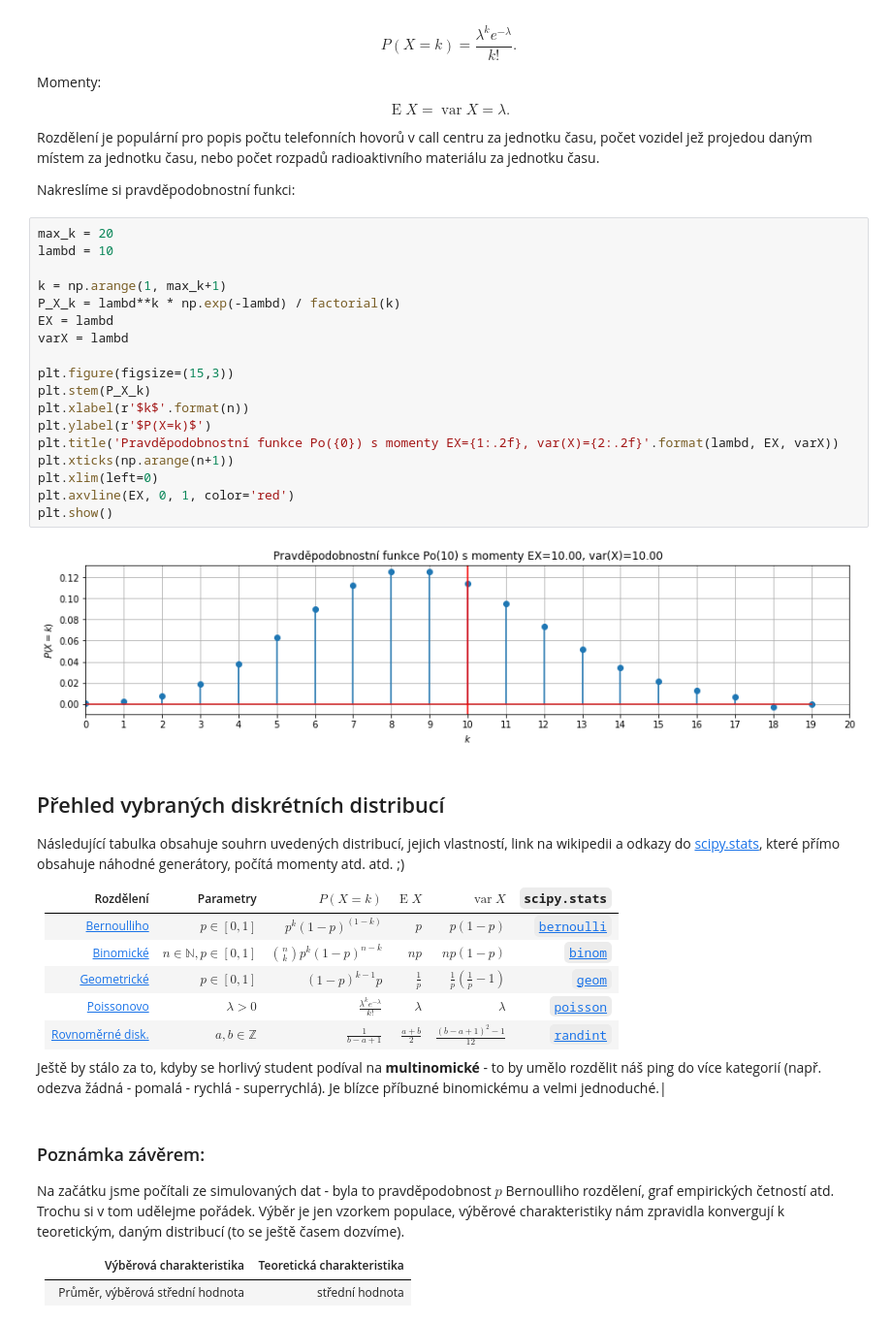
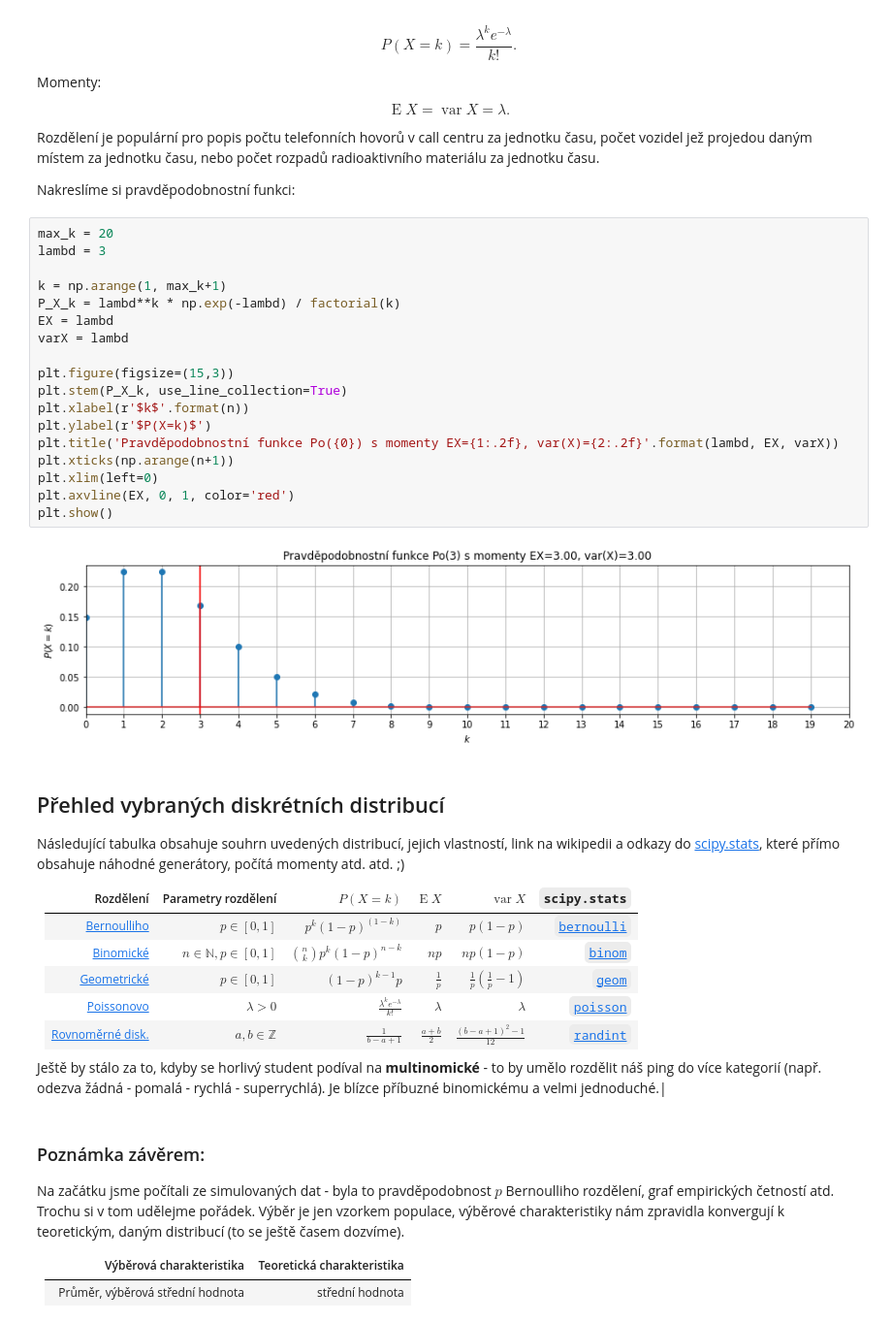
Before and after one commit to kamil-dedecius/mameradipst, a Jupyter notebook: Nahodna_velicina_diskretni.ipynb, the cells around one changed output. Shown: that part at 97% size. Cells and saved outputs as stored; diff of their text form.

```diff
--- a/Nahodna_velicina_diskretni.ipynb
+++ b/Nahodna_velicina_diskretni.ipynb
@@ -422,30 +423,30 @@ Rozdělení je populární pro popis počtu telefonních hovorů v call centru z
 Nakreslíme si pravděpodobnostní funkci:
 # %%
 max_k = 20
-lambd = 10
+lambd = 3
 
 k = np.arange(1, max_k+1)
 P_X_k = lambd**k * np.exp(-lambd) / factorial(k)
 EX = lambd
 varX = lambd
 
 plt.figure(figsize=(15,3))
-plt.stem(P_X_k)
+plt.stem(P_X_k, use_line_collection=True)
 plt.xlabel(r'$k$'.format(n))
 plt.ylabel(r'$P(X=k)$')
 plt.title('Pravděpodobnostní funkce Po({0}) s momenty EX={1:.2f}, var(X)={2:.2f}'.format(lambd, EX, varX))
 plt.xticks(np.arange(n+1))
 plt.xlim(left=0)
 plt.axvline(EX, 0, 1, color='red')
 plt.show()
 # %% [output]
-[figure, old version]
+[figure, new version]
 # %% [markdown]
 ## Přehled vybraných diskrétních distribucí
 
 Následující tabulka obsahuje souhrn uvedených distribucí, jejich vlastností, link na wikipedii a odkazy do [scipy.stats](https://docs.scipy.org/doc/scipy/reference/stats.html), které přímo obsahuje náhodné generátory, počítá momenty atd. atd. ;)
 
-| Rozdělení | Parametry | $P(X=k)$ | $\operatorname{E}X$ | $\operatorname{var}X$ | `scipy.stats` |
+| Rozdělení | Parametry rozdělení | $P(X=k)$ | $\operatorname{E}X$ | $\operatorname{var}X$ | `scipy.stats` |
 |---|---|---|---|---|---|
 |[Bernoulliho](https://en.wikipedia.org/wiki/Bernoulli_distribution) | $p\in[0,1]$ | $p^{k} (1-p)^{(1-k)}$ | $p$ | $p(1-p)$ | [`bernoulli`](https://docs.scipy.org/doc/scipy/reference/generated/scipy.stats.bernoulli.html#scipy.stats.bernoulli) |
 |[Binomické](https://en.wikipedia.org/wiki/Binomial_distribution) | $n\in\mathbb{N}, p\in[0,1]$ | $\binom{n}{k}p^k (1-p)^{n-k}$ | $np$ | $np(1-p)$ | [`binom`](https://docs.scipy.org/doc/scipy/reference/generated/scipy.stats.binom.html#scipy.stats.binom)|
```
Also changed, not shown: parts of 10 cells of this notebook.
